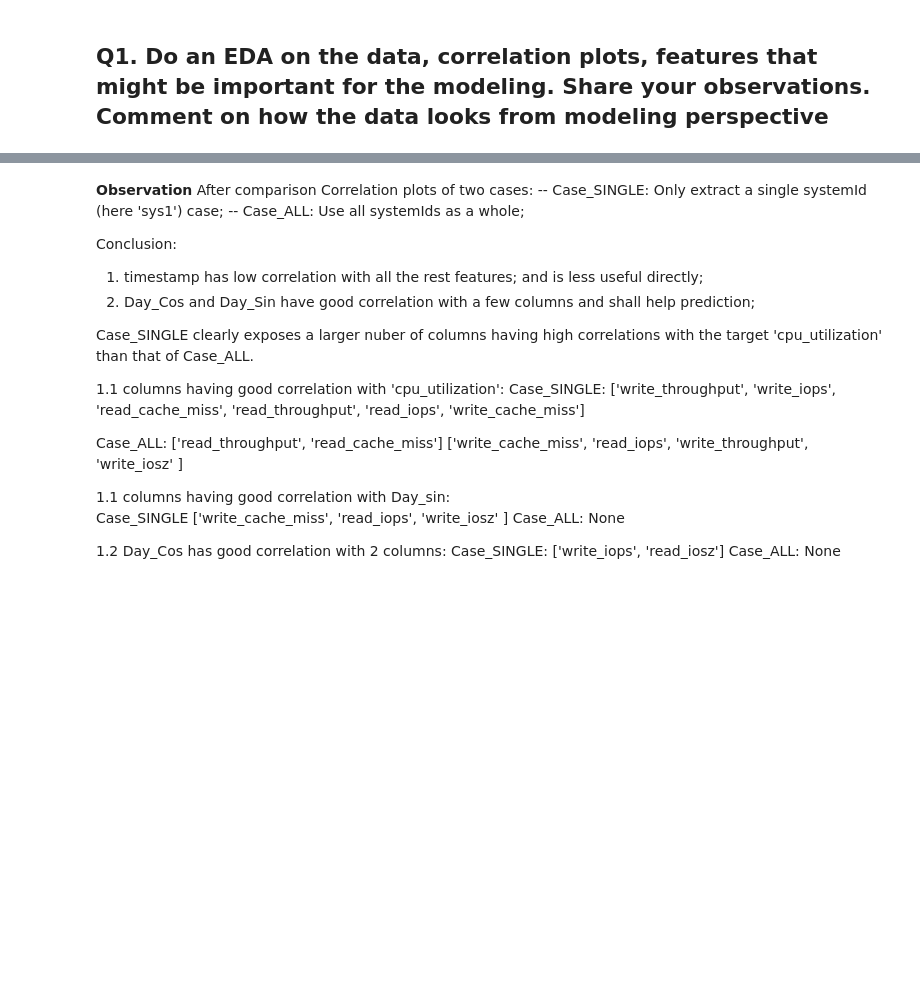
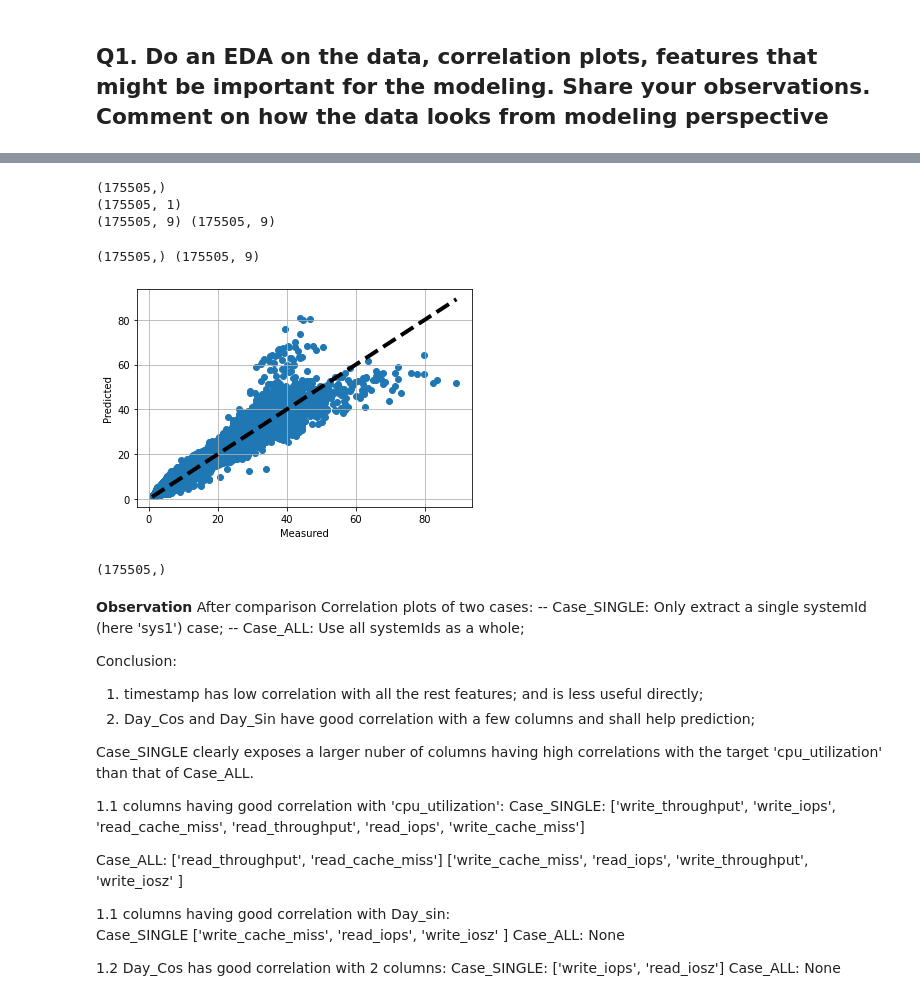
Before and after one commit to FrankGangWang/AppliedML_Python_Coursera, a Jupyter notebook: Copy_of_Copy_of_Copy_of_Copy_of_Interview_for_DataScience_2.ipynb, the cells around one changed output, grey strips where cells are left out. Cells and saved outputs as stored; diff of their text form; code cells hidden in the pictures; blank space fills up the shorter version.

```diff
--- a/Copy_of_Copy_of_Copy_of_Copy_of_Interview_for_DataScience_2.ipynb
+++ b/Copy_of_Copy_of_Copy_of_Copy_of_Interview_for_DataScience_2.ipynb
@@ -305,3 +435,42 @@ array([[-1.19510587,  1.68036137,  0.31263829, -0.42985134, -0.75028164,
+# %%
+# RUN: inverse_transform target estimated
+print(predicted.shape)
+y1 = predicted.reshape(predicted.shape[0], 1)
+print(y1.shape)
+y1 = y1.repeat(9, axis=1)
+y_hat = power.inverse_transform(y1)
+print(y1.shape, y_hat.shape)
+# %% [output]
+(175505,)
+(175505, 1)
+(175505, 9) (175505, 9)
+# %%
+# transform and standarize to make data more Gaussian-like
+def get_target(df, systemId_selected, numerical_transform_cols):
+  if systemId_selected[0] == 'All':
+    df_tmp = df[numerical_transform_cols]
+  else:
+    df_tmp = df[df['systemId']==systemId_selected[0]][numerical_transform_cols]
+  return df_tmp.values
+
+y_real = get_target(df, systemId_selected, 'cpu_utilization' )
+# %%
+print(y_real.shape, y_hat.shape)
+# %% [output]
+(175505,) (175505, 9)
+# %%
+
+fig, ax = plt.subplots()
+ax.scatter(y_real, y_hat[:, 0])
+ax.plot([y_real.min(), y_real.max()], [y_real.min(), y_real.max()], 'k--', lw=4)
+ax.set_xlabel('Measured')
+ax.set_ylabel('Predicted')
+ax.grid()
+plt.show()
+predicted.shape
+# %% [output]
+[figure, added]
+(175505,)
 # %%
 dfx = pd.DataFrame(data, columns=numerical_transform_cols)
 dfx.hist()
```
Also changed, not shown: parts of 22 cells of this notebook.
